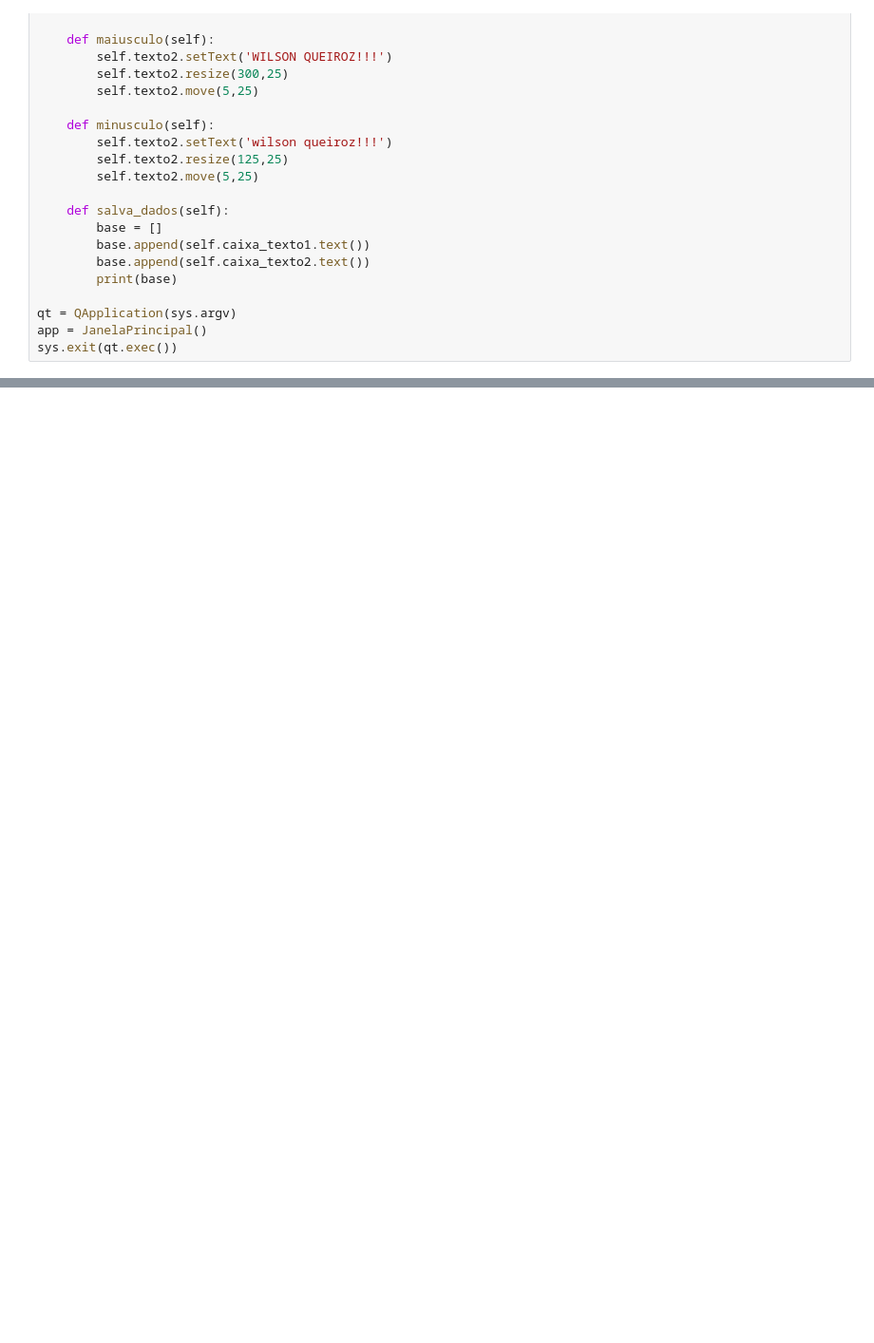
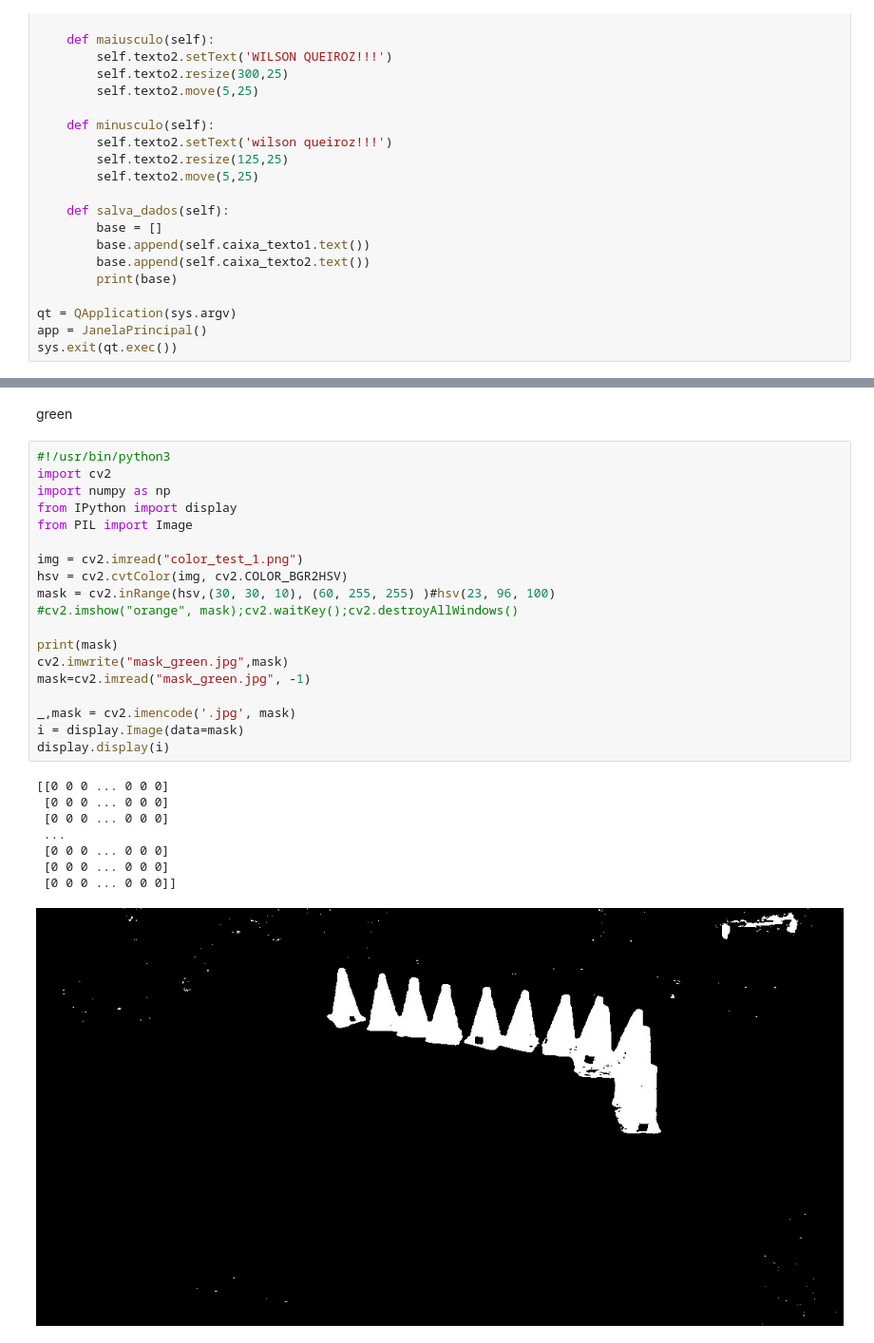
Before and after one commit to WilsonQueirozdeOliveira/FATEC_TCC_2022, a Jupyter notebook: programing_examples/python_examples.ipynb, the cells around one changed output, grey strips where cells are left out. Shown at 95% size. Saved outputs shown, nothing was run; the diff lists cells and outputs as text; blank space fills up the shorter version.

```diff
--- a/programing_examples/python_examples.ipynb
+++ b/programing_examples/python_examples.ipynb
@@ -428,0 +459,30 @@ sys.exit(qt.exec())
+# %% [markdown]
+green
+# %%
+#!/usr/bin/python3
+import cv2
+import numpy as np
+from IPython import display
+from PIL import Image
+
+img = cv2.imread("color_test_1.png")
+hsv = cv2.cvtColor(img, cv2.COLOR_BGR2HSV)
+mask = cv2.inRange(hsv,(30, 30, 10), (60, 255, 255) )#hsv(23, 96, 100)
+#cv2.imshow("orange", mask);cv2.waitKey();cv2.destroyAllWindows()
+
+print(mask)
+cv2.imwrite("mask_green.jpg",mask)
+mask=cv2.imread("mask_green.jpg", -1)
+
+_,mask = cv2.imencode('.jpg', mask)
+i = display.Image(data=mask)
+display.display(i)
+# %% [output]
+[[0 0 0 ... 0 0 0]
+ [0 0 0 ... 0 0 0]
+ [0 0 0 ... 0 0 0]
+ ...
+ [0 0 0 ... 0 0 0]
+ [0 0 0 ... 0 0 0]
+ [0 0 0 ... 0 0 0]]
+[figure, added]
```
Also changed, not shown: parts of 5 cells of this notebook.
